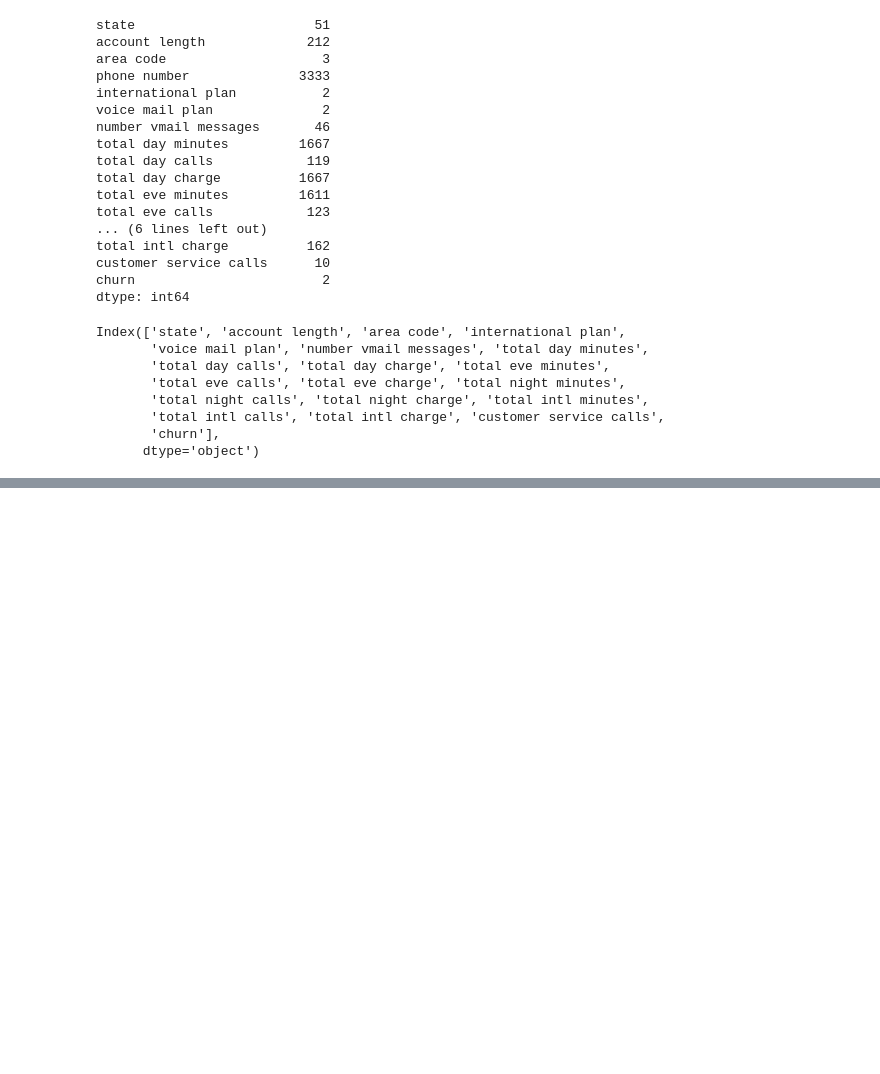
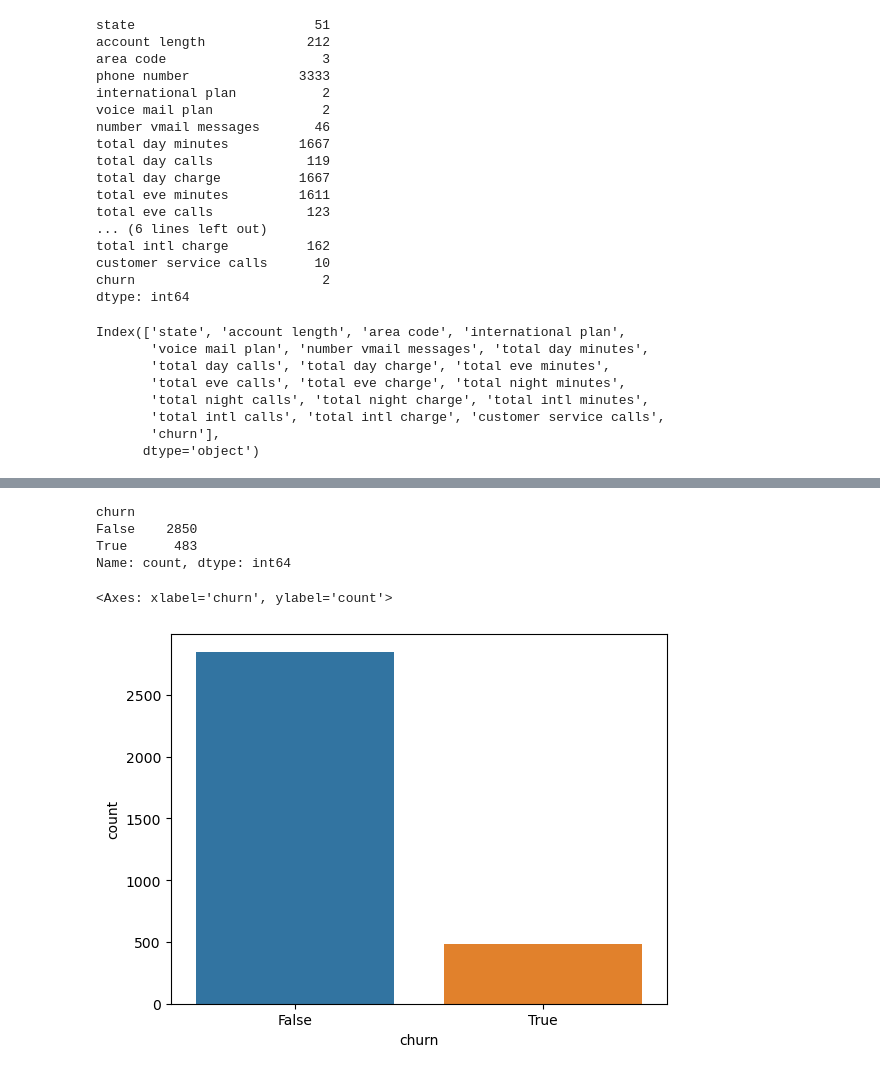
Before and after one commit to JEr1yAnalst/Phase-3-project-Machinelearning, a Jupyter notebook: index.ipynb, the cells around one changed output, grey strips where cells are left out. Drawn from its saved outputs; the diff is of its cells as text; code cells hidden in the pictures; blank space fills up the shorter version.

```diff
--- a/index.ipynb
+++ b/index.ipynb
@@ -225,0 +246,14 @@ Index(['state', 'account length', 'area code', 'international plan',
+# %%
+# Distribution of churn
+churn_counts = df['churn'].value_counts()
+print(churn_counts)
+
+# Plotting the distribution of churn
+sns.countplot(data=df, x='churn')
+# %% [output]
+churn
+False    2850
+True      483
+Name: count, dtype: int64
+<Axes: xlabel='churn', ylabel='count'>
+[figure, added]
```
Also changed, not shown: parts of 16 cells of this notebook.
